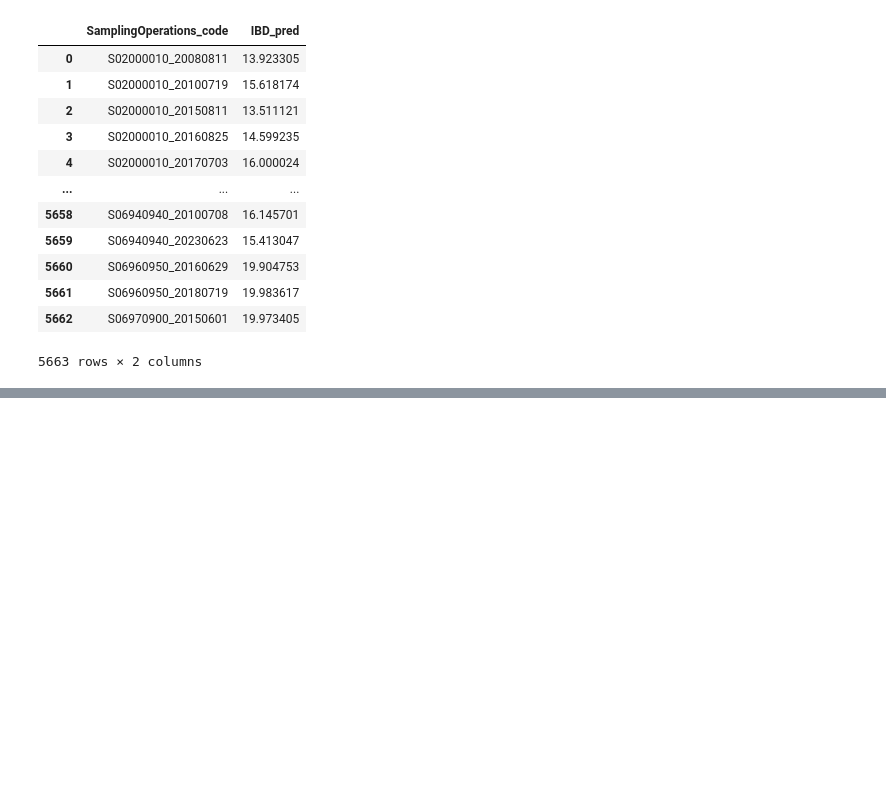
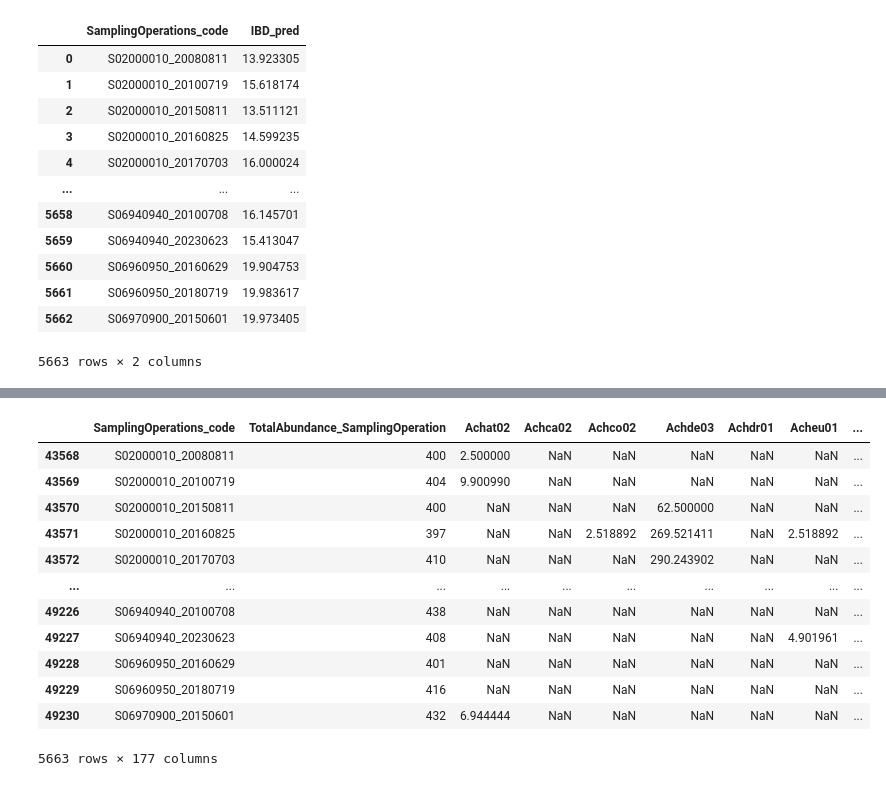
Before and after one commit to heritaco/Empilement-Tobit-CatBoost-et-interpolation-laplacienne-spatio-temporelle-pour-l-IBD-EQR, a Jupyter notebook: notebooks/06_cb_regression/uno a uno parte 2 .ipynb, the cells around one changed output, grey strips where cells are left out. Drawn from its saved outputs; the diff is of its cells as text; code cells hidden in the pictures; blank space fills up the shorter version.

```diff
--- a/notebooks/06_cb_regression/uno a uno parte 2 .ipynb
+++ b/notebooks/06_cb_regression/uno a uno parte 2 .ipynb
@@ -409,3 +448,29 @@ df
 | 5661 | S06960950_20180719 | 19.983617 |
 | 5662 | S06970900_20150601 | 19.973405 |
 5663 rows × 2 columns
+# %%
+base_full = dict(
+    loss_function="RMSE",
+    iterations=3000,
+    learning_rate=0.03,
+    depth=7,
+    l2_leaf_reg=6.0,
+    random_strength=0.8,
+    bagging_temperature=0.5,  # stochastic depth/bagging         # PerTree sampling
+    colsample_bylevel=0.8,    # RSM
+    grow_policy="SymmetricTree",
+    bootstrap_type="Bayesian",
+    leaf_estimation_iterations=10,
+    min_data_in_leaf=20,
+    max_bin=128,              # (opcional) reduce tiempo sin perder mucho
+    verbose=100,
+    random_seed=42,
+    od_type="Iter",
+    od_wait=100,
+    eval_metric="RMSE"
+)
+# %%
+model, metrics, scored_df = train_catboost_region_tunueado(
+    full,
+    base = base_full
+)
@@ -411,0 +495,16 @@ df
+# %%
+scored_df
+# %% [output]
+|  | SamplingOperations_code | TotalAbundance_SamplingOperation | Achat02 | Achca02 | Achco02 | Achde03 | Achdr01 | Acheu01 | ... |
+| 43568 | S02000010_20080811 | 400 | 2.500000 | NaN | NaN | NaN | NaN | NaN | ... |
+| 43569 | S02000010_20100719 | 404 | 9.900990 | NaN | NaN | NaN | NaN | NaN | ... |
+| 43570 | S02000010_20150811 | 400 | NaN | NaN | NaN | 62.500000 | NaN | NaN | ... |
+| 43571 | S02000010_20160825 | 397 | NaN | NaN | 2.518892 | 269.521411 | NaN | 2.518892 | ... |
+| 43572 | S02000010_20170703 | 410 | NaN | NaN | NaN | 290.243902 | NaN | NaN | ... |
+| ... | ... | ... | ... | ... | ... | ... | ... | ... | ... |
+| 49226 | S06940940_20100708 | 438 | NaN | NaN | NaN | NaN | NaN | NaN | ... |
+| 49227 | S06940940_20230623 | 408 | NaN | NaN | NaN | NaN | NaN | 4.901961 | ... |
+| 49228 | S06960950_20160629 | 401 | NaN | NaN | NaN | NaN | NaN | NaN | ... |
+| 49229 | S06960950_20180719 | 416 | NaN | NaN | NaN | NaN | NaN | NaN | ... |
+| 49230 | S06970900_20150601 | 432 | 6.944444 | NaN | NaN | NaN | NaN | NaN | ... |
+5663 rows × 177 columns
```
Also changed, not shown: parts of 8 cells of this notebook, 6 other files.
